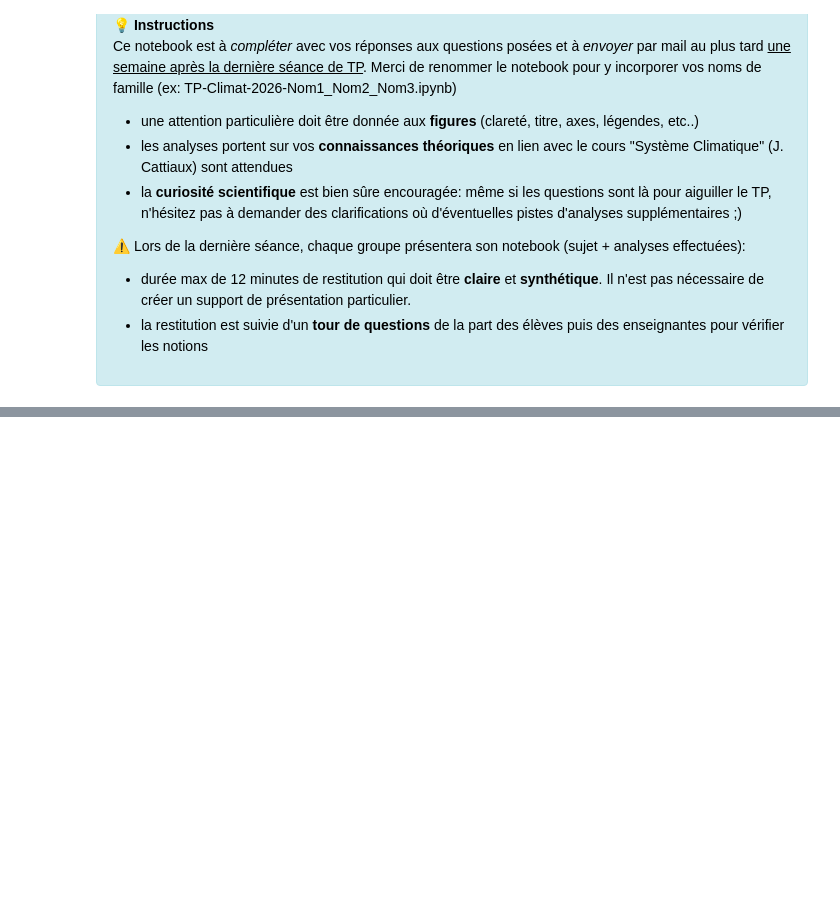
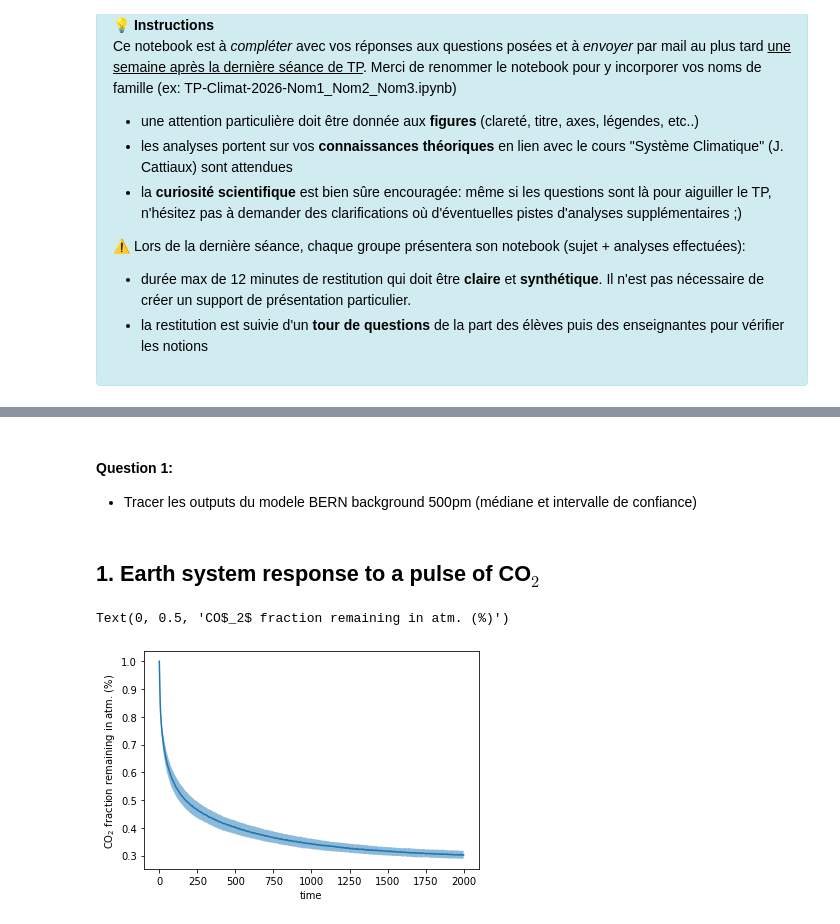
Before and after one commit to acsed-dot/TP-MSOAC-Climate_change, a Jupyter notebook: topics/5-irf.ipynb, the cells around one changed output, grey strips where cells are left out. Cells and saved outputs as stored; diff of their text form; code cells hidden in the pictures; blank space fills up the shorter version.

```diff
--- a/topics/5-irf.ipynb
+++ b/topics/5-irf.ipynb
@@ -47,0 +53,4 @@ In this class, we will represent a simple box model to track the evolution of th
+# %%
+# load BERN data - co2
+df_co2 = pd.read_csv("./../data/Bern3Dv2/IRF_co2.csv")
+df_co2["yr_after_pulse"] = np.arange(0,2001,1) # model year
@@ -47,0 +65,17 @@ In this class, we will represent a simple box model to track the evolution of th
+# %% [markdown]
+#### Question 1:
+
+* Tracer les outputs du modele BERN background 500pm (médiane et intervalle de confiance)
+# %% [markdown]
+<a id="section-1"></a>
+## 1. Earth system response to a pulse of CO$_2$
+# %%
+# Tracer les outputs du modele BERN background 500pm
+plt.plot(df_co2["yr_after_pulse"], df_co2["bg_500_50"])
+plt.fill_between(df_co2["yr_after_pulse"], df_co2["bg_500_16"], df_co2["bg_500_84"], alpha=0.5)
+
+plt.xlabel("time")
+plt.ylabel(r"CO$_2$ fraction remaining in atm. (%)")
+# %% [output]
+Text(0, 0.5, 'CO$_2$ fraction remaining in atm. (%)')
+[figure, added]
```
Also changed, not shown: parts of 24 cells of this notebook.
